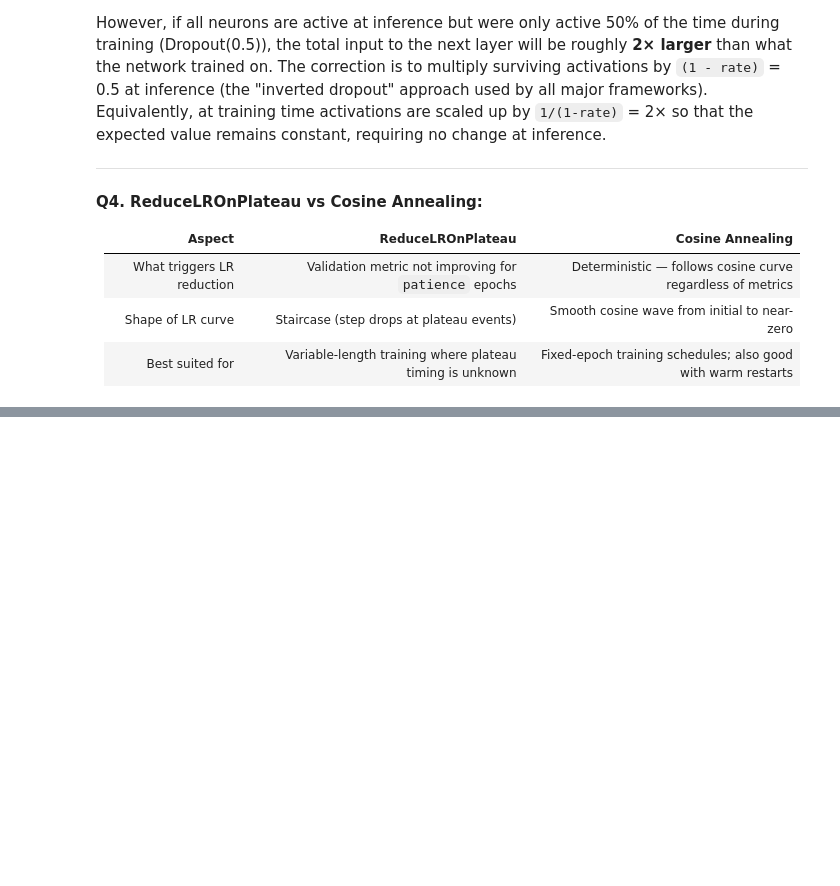
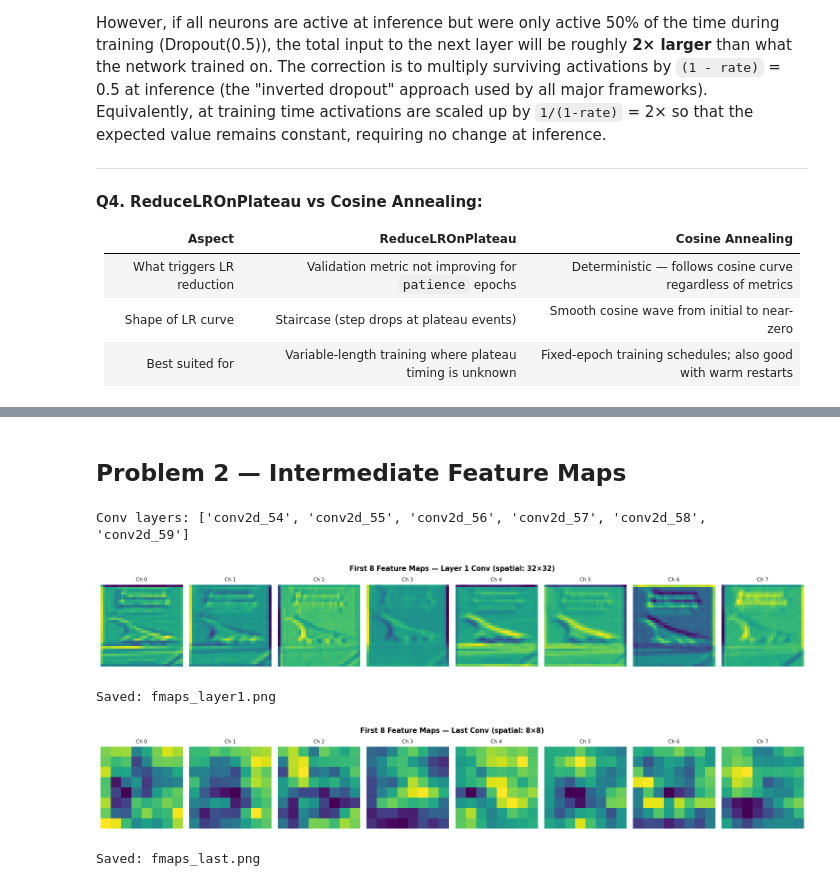
Before and after one commit to SaiAshish1234/CNN-Lab-RGIPT, a Jupyter notebook: 24IT3021_G_Sai_Ashish_CNN_Lab.ipynb, the cells around one changed output, grey strips where cells are left out. Saved outputs shown, nothing was run; the diff lists cells and outputs as text; code cells hidden in the pictures; blank space fills up the shorter version.

```diff
--- a/24IT3021_G_Sai_Ashish_CNN_Lab.ipynb
+++ b/24IT3021_G_Sai_Ashish_CNN_Lab.ipynb
@@ -1143,0 +1235,52 @@ Dropout randomly zeros out activations during training to prevent co-adaptation.
+# %% [markdown]
+## Problem 2 — Intermediate Feature Maps
+# %%
+# Find a correctly classified test image
+y_pred_all = cifar_model.predict(cifar_x_test_p, verbose=0)
+y_pred_classes = np.argmax(y_pred_all, axis=1)
+y_true_classes = np.argmax(cifar_y_test_p, axis=1)
+correct_indices = np.where(y_pred_classes == y_true_classes)[0]
+sample_idx = correct_indices[0]  # first correctly classified image
+
+sample_input = cifar_x_test_p[sample_idx:sample_idx+1]   # shape (1,32,32,3)
+
+# Find all Conv2D layers
+conv_layers = [l for l in cifar_model.layers if 'conv' in l.name.lower()]
+print(f"Conv layers: {[l.name for l in conv_layers]}")
+
+# Build sub-model outputting first and last conv layers
+fm_model = tf.keras.Model(
+    inputs=cifar_model.input,
+    outputs=[conv_layers[0].output, conv_layers[-1].output]
+)
+fmap_layer1, fmap_last = fm_model.predict(sample_input, verbose=0)
+# fmap_layer1: (1, 32, 32, 32) | fmap_last: (1, 4, 4, 128)
+
+def plot_fmaps(fmaps, n=8, title='Feature Maps', filename='fmaps.png'):
+    fig, axes = plt.subplots(1, n, figsize=(n*2, 2.5))
+    fig.suptitle(title, fontweight='bold', fontsize=11)
+    for i in range(n):
+        fm = fmaps[0, :, :, i]
+        # Normalise each map independently for display
+        fm_norm = (fm - fm.min()) / (fm.max() - fm.min() + 1e-8)
+        axes[i].imshow(fm_norm, cmap='viridis')
+        axes[i].set_title(f'Ch {i}', fontsize=8)
+        axes[i].axis('off')
+    plt.tight_layout()
+    plt.savefig(filename, dpi=150, bbox_inches='tight')
+    plt.show()
+    print(f"Saved: {filename}")
+
+plot_fmaps(fmap_layer1, n=8,
+           title=f'First 8 Feature Maps — Layer 1 Conv (spatial: {fmap_layer1.shape[1]}×{fmap_layer1.shape[2]})',
+           filename='fmaps_layer1.png')
+
+plot_fmaps(fmap_last,   n=8,
+           title=f'First 8 Feature Maps — Last Conv (spatial: {fmap_last.shape[1]}×{fmap_last.shape[2]})',
+           filename='fmaps_last.png')
+# %% [output]
+Conv layers: ['conv2d_54', 'conv2d_55', 'conv2d_56', 'conv2d_57', 'conv2d_58', 'conv2d_59']
+[figure, added]
+Saved: fmaps_layer1.png
+[figure, added]
+Saved: fmaps_last.png
```
Also changed, not shown: parts of 20 cells of this notebook.
